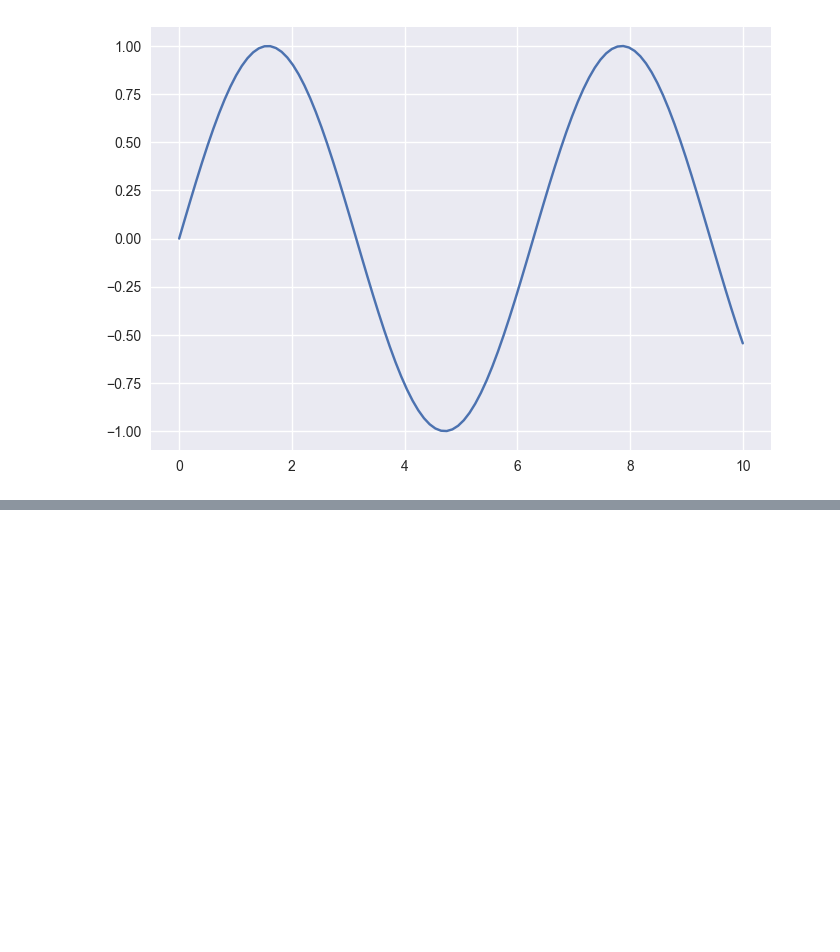
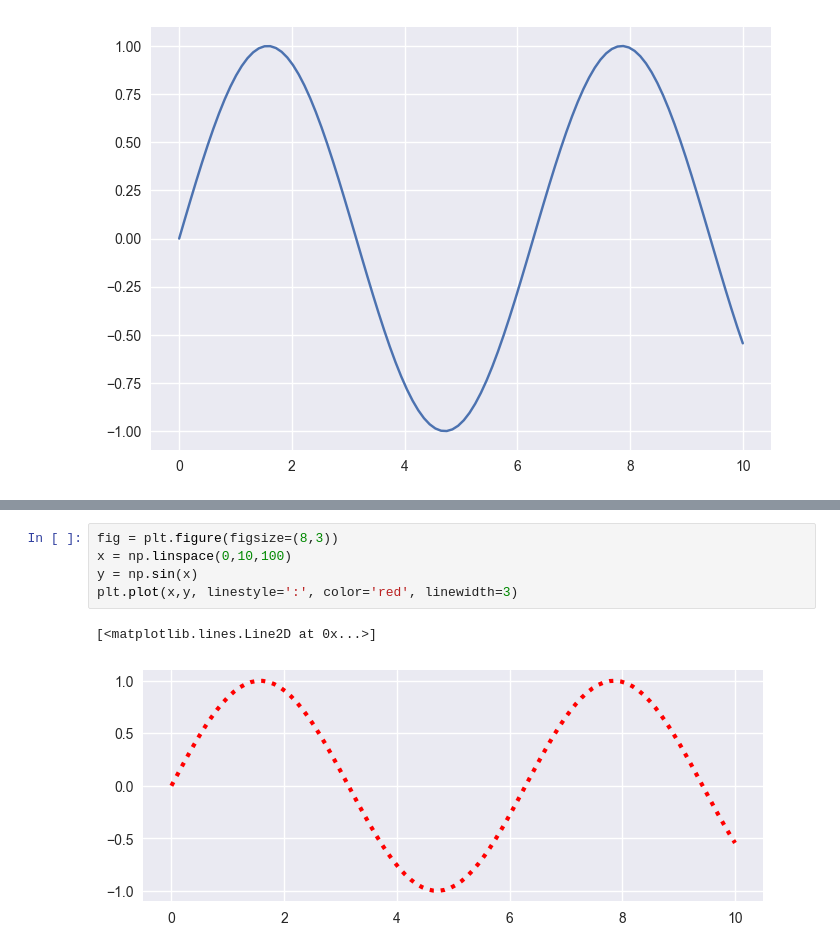
Before and after one commit to imadulhasan/python-databse, a Jupyter notebook: visualization.ipynb, the cells around one changed output, grey strips where cells are left out. Drawn from its saved outputs; the diff is of its cells as text; blank space fills up the shorter version.

```diff
--- a/visualization.ipynb
+++ b/visualization.ipynb
@@ -19,0 +58,8 @@ plt.plot(x, y)
+# %%
+fig = plt.figure(figsize=(8,3))
+x = np.linspace(0,10,100)
+y = np.sin(x)
+plt.plot(x,y, linestyle=':', color='red', linewidth=3)
+# %% [output]
+[<matplotlib.lines.Line2D at 0x...>]
+[figure, added]
```
Also changed, not shown: parts of 8 cells of this notebook.
